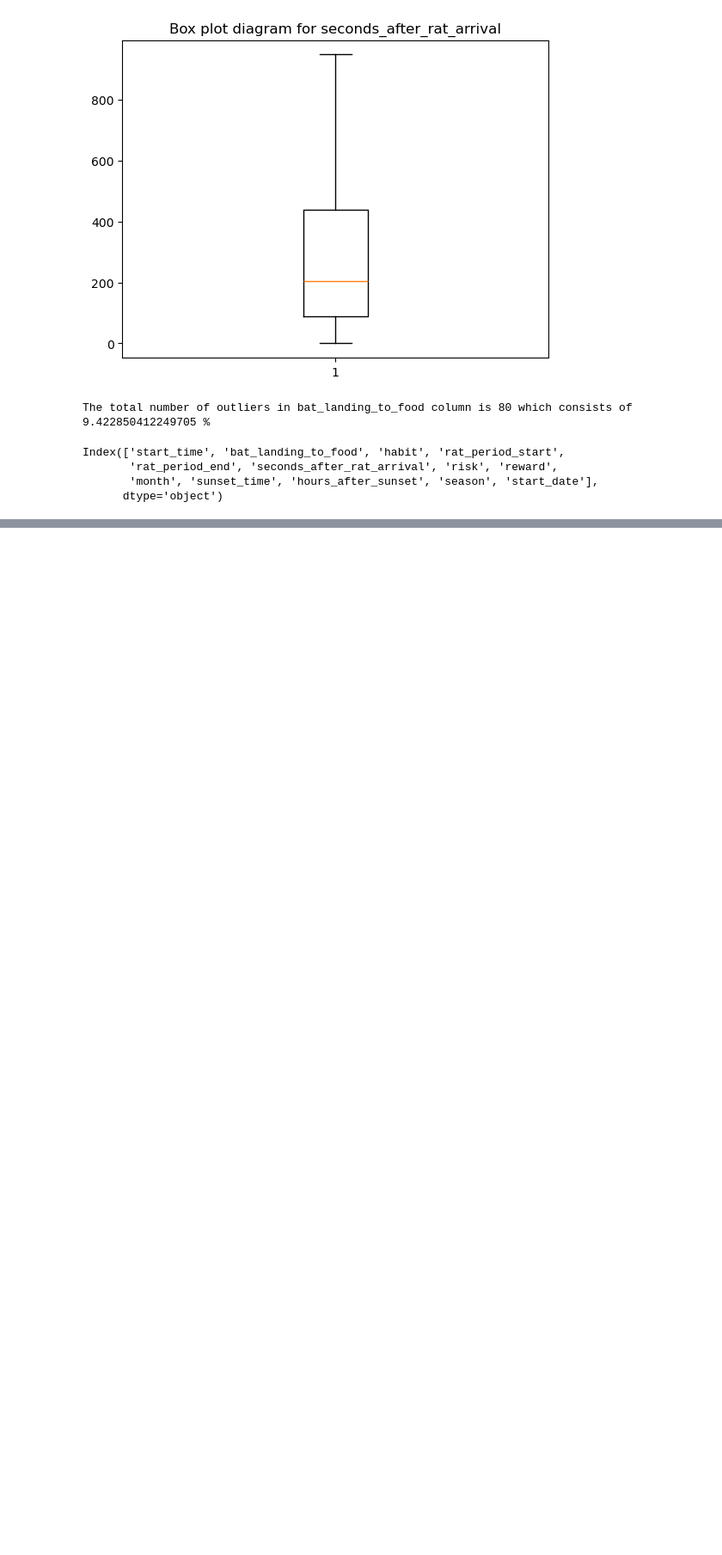
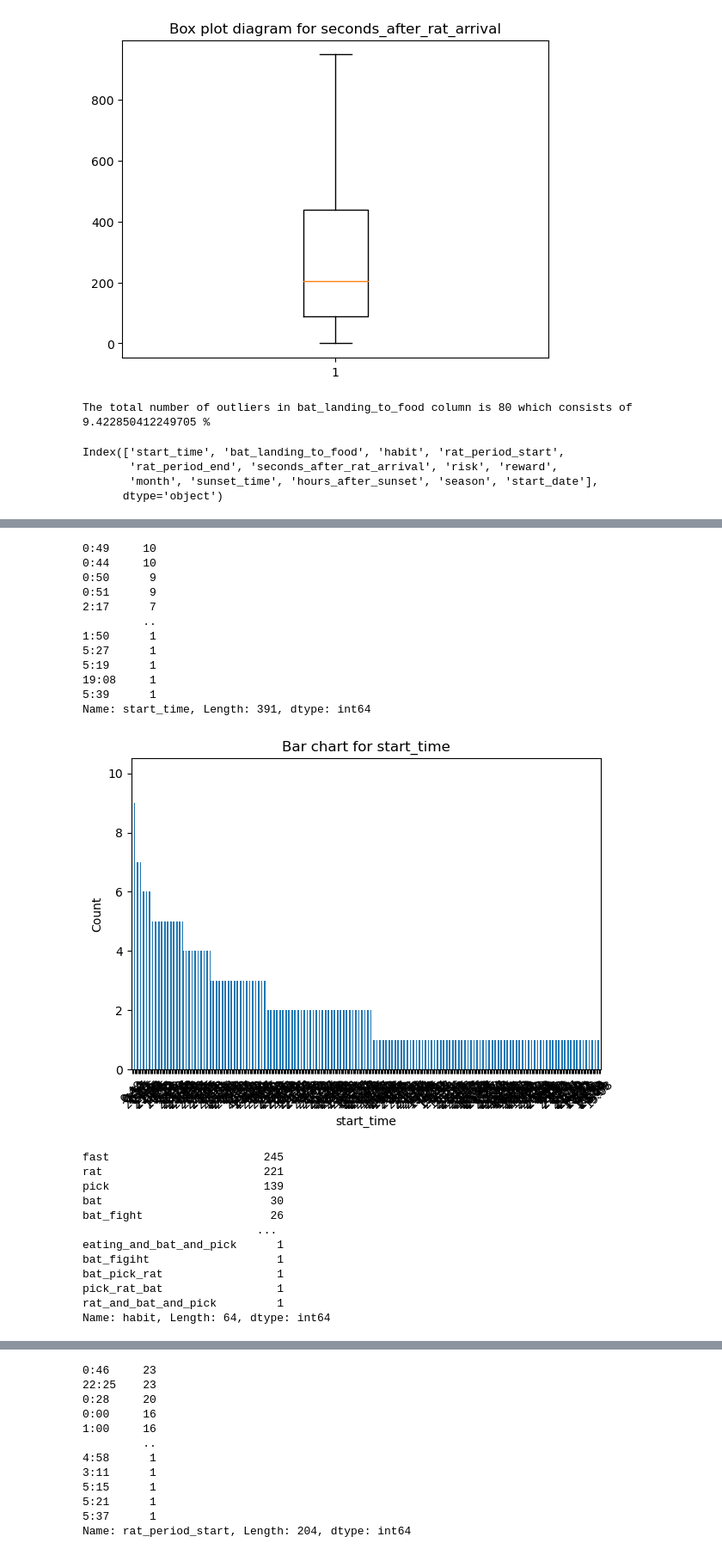
Before and after one commit to Harmonica2001/HIT_140_assessment_2, a Jupyter notebook: Assessment2.ipynb, the cells around one changed output, grey strips where cells are left out. Shown at 86% size. Saved outputs shown, nothing was run; the diff lists cells and outputs as text; code cells hidden in the pictures; blank space fills up the shorter version.

```diff
--- a/Assessment2.ipynb
+++ b/Assessment2.ipynb
@@ -259,0 +308,11 @@ Index(['start_time', 'bat_landing_to_food', 'habit', 'rat_period_start',
+# %%
+# Check for class imbalance in categorical columns before and after cleaning
+categorical_cols = [col for col in df1_cleaned.columns if df1_cleaned[col].dtype == 'object']
+
+for col in categorical_cols:
+    print(f"--- {col} ---")
+    print("Original value counts:")
+    print(df1[col].value_counts(normalize=True))
+    print("Cleaned value counts:")
+    print(df1_cleaned[col].value_counts(normalize=True))
+    print()
@@ -259,0 +365,42 @@ Index(['start_time', 'bat_landing_to_food', 'habit', 'rat_period_start',
+# %%
+# Univariate Analysis for Categorical Features
+for col in df1.select_dtypes(include='object').columns:
+    print(df1_cleaned[col].value_counts())
+    df1_cleaned[col].value_counts().plot(kind='bar')
+    plt.title(f"Bar chart for {col}")
+    plt.xlabel(col)
+    plt.ylabel("Count")
+    plt.xticks(rotation=45)
+    plt.tight_layout()
+    plt.show()
+
+# Univariate Analysis for Numerical Features: Skewness and Kurtosis
+from scipy.stats import skew, kurtosis
+for col in df1.select_dtypes(include='number').columns:
+    print(f"{col}: Skew={skew(df1_cleaned[col].dropna()):.3f}, Kurtosis={kurtosis(df1_cleaned[col].dropna()):.3f}")
+# %% [output]
+0:49     10
+0:44     10
+0:50      9
+0:51      9
+2:17      7
+         ..
+1:50      1
+5:27      1
+5:19      1
+19:08     1
+5:39      1
+Name: start_time, Length: 391, dtype: int64
+[figure, added]
+fast                       245
+rat                        221
+pick                       139
+bat                         30
+bat_fight                   26
+                          ...
+eating_and_bat_and_pick      1
+bat_figiht                   1
+bat_pick_rat                 1
+pick_rat_bat                 1
+rat_and_bat_and_pick         1
+Name: habit, Length: 64, dtype: int64
@@ -259,0 +408,12 @@ Index(['start_time', 'bat_landing_to_food', 'habit', 'rat_period_start',
+0:46     23
+22:25    23
+0:28     20
+0:00     16
+1:00     16
+         ..
+4:58      1
+3:11      1
+5:15      1
+5:21      1
+5:37      1
+Name: rat_period_start, Length: 204, dtype: int64
```
Also changed, not shown: parts of 25 cells of this notebook.
